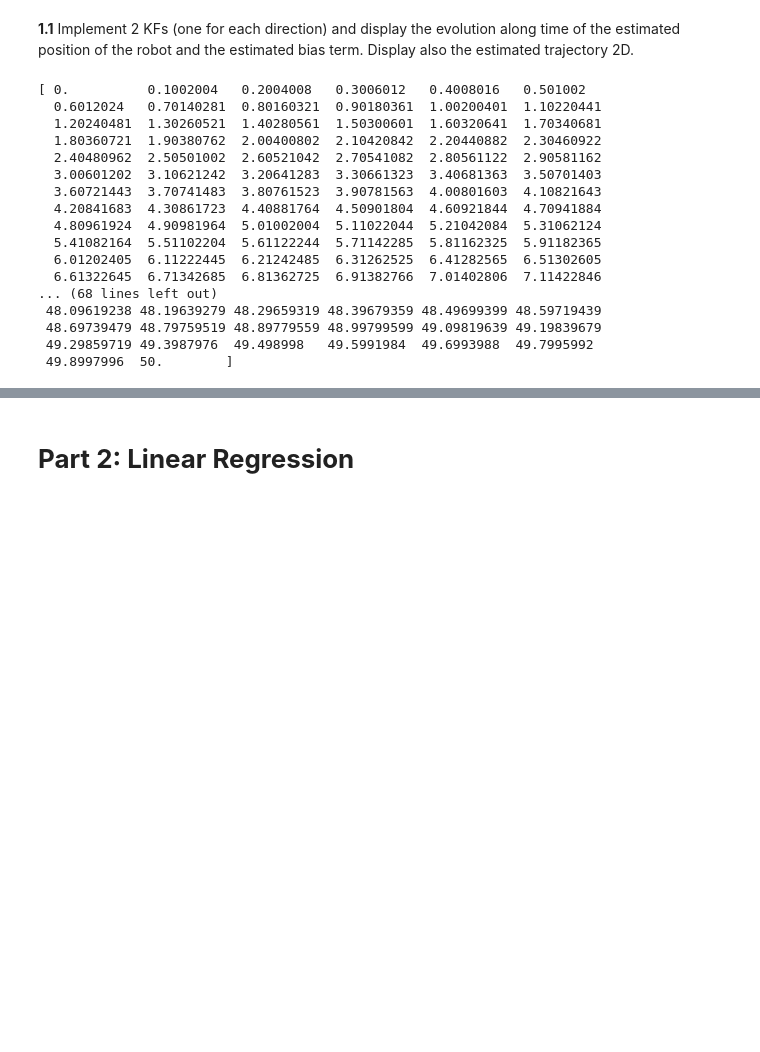
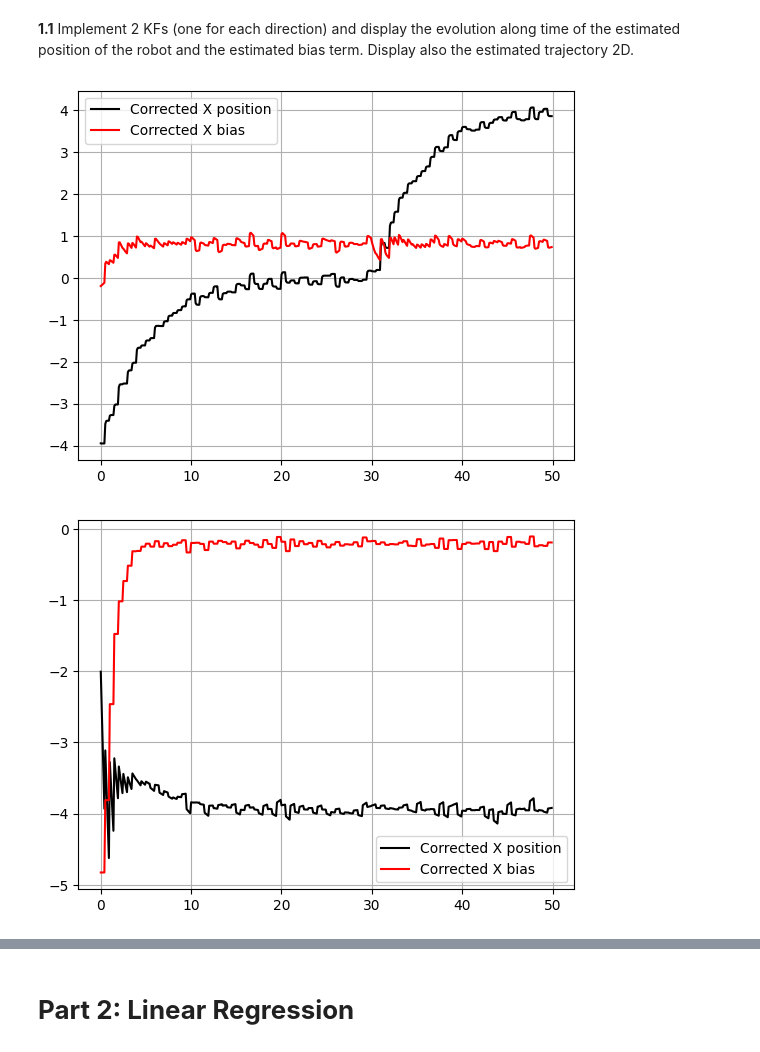
Before and after one commit to cthadeufaria/apc, a Jupyter notebook: project01/ML_project1.ipynb, the cells around one changed output, grey strips where cells are left out. Drawn from its saved outputs; the diff is of its cells as text; code cells hidden in the pictures; blank space fills up the shorter version.

```diff
--- a/project01/ML_project1.ipynb
+++ b/project01/ML_project1.ipynb
@@ -249,51 +256,72 @@ class Plot:
 # %%
-# TRAIN LINEAR VELOCITY ESTIMATOR
+# State space system variables.
 # Time step.
 dt = 0.1
 
 # State space model matrices.
 A = np.array([[1., dt], [0., 1.]])
 B = np.array([[dt], [0.]])
-H = np.array([1., 0.])
+H = np.array([[1., 0.]])
 
 # Initial state estimate and state covariance matrices.
 X = np.array([[0.], [0.]])
 P = np.array([[999., 0.], [0., 999.]])
 
-# Measurement and process covariance matrices assuming uncorrelated Gaussian noise. Arbitrarily chosen
-Q = np.array([[1., 0.], [0., 1.]])
+# Measurement and process covariance matrices assuming uncorrelated Gaussian noise. Arbitrarily chosen.
+Q = np.array([[5., 0.], [0., 5.]])
 R = np.array([[1.]])
 
 # Initial arbitrary measurement.
-Y = np.array([[0.1]])
+Y = np.array([[0]])
 
 # Initial arbitrary control input matrix.
 U = np.array([[0.]])
 # %%
 # Iteration variables
-range = np.linspace(0, len(df)*dt, len(df))
-kf = KalmanFilter(A, B, H, X, P, Q, R, U, Y)
+# range = np.linspace(0, len(df)*dt - dt, len(df))
+df_rows = np.linspace(0, len(df) - 1, len(df))
+kf = KalmanFilter()
+# %%
+# Estimate for x position
+plot_x = Plot(len(time))
+
+for i in df_rows.astype(int):
+  # Input variable + constant bias.
+  U = np.array([[vx[i] - vx[0]]])
+
+  # Measured variable.
+  if np.array([[x[i]]]) != 0:
+    Y = np.array([[x[i]]])
+
+  (X, P) = kf.predict(X, P, A, Q, B, U)
+
+  if i%5 == 0:
+    (X, P) = kf.update(X, P, Y, H, R)
+
+  plot_x.update(i, X[0, 0], X[1, 0])
+
+plot_x.plot(time)
+# %% [output]
+[figure, added]
 # %%
-# Kalman filter loop
-for i in range:
-  dt += i
+# Estimate for y position
+kf = KalmanFilter()
+plot_y = Plot(len(time))
+
+for i in df_rows.astype(int):
+  # Input variable + constant bias.
+  U = np.array([[vy[i] - vy[0]]])
+
+  # Measured variable.
+  Y = np.array([[y[i]]])
+
   (X, P) = kf.predict(X, P, A, Q, B, U)
-  (X, P) = kf.update(X, P, Y, H, R)
+
+  if i%5 == 0:
+    (X, P) = kf.update(X, P, Y, H, R)
+
+  plot_y.update(i, X[0, 0], X[1, 0])
+
+plot_y.plot(time)
 # %% [output]
-[ 0.          0.1002004   0.2004008   0.3006012   0.4008016   0.501002
-  0.6012024   0.70140281  0.80160321  0.90180361  1.00200401  1.10220441
-  1.20240481  1.30260521  1.40280561  1.50300601  1.60320641  1.70340681
-  1.80360721  1.90380762  2.00400802  2.10420842  2.20440882  2.30460922
-  2.40480962  2.50501002  2.60521042  2.70541082  2.80561122  2.90581162
-  3.00601202  3.10621242  3.20641283  3.30661323  3.40681363  3.50701403
-  3.60721443  3.70741483  3.80761523  3.90781563  4.00801603  4.10821643
-  4.20841683  4.30861723  4.40881764  4.50901804  4.60921844  4.70941884
-  4.80961924  4.90981964  5.01002004  5.11022044  5.21042084  5.31062124
-  5.41082164  5.51102204  5.61122244  5.71142285  5.81162325  5.91182365
-  6.01202405  6.11222445  6.21242485  6.31262525  6.41282565  6.51302605
-  6.61322645  6.71342685  6.81362725  6.91382766  7.01402806  7.11422846
-... (68 lines left out)
- 48.09619238 48.19639279 48.29659319 48.39679359 48.49699399 48.59719439
- 48.69739479 48.79759519 48.89779559 48.99799599 49.09819639 49.19839679
- 49.29859719 49.3987976  49.498998   49.5991984  49.6993988  49.7995992
- 49.8997996  50.        ]
+[figure, added]
```
Also changed, not shown: parts of 10 cells of this notebook, 2 other files.
